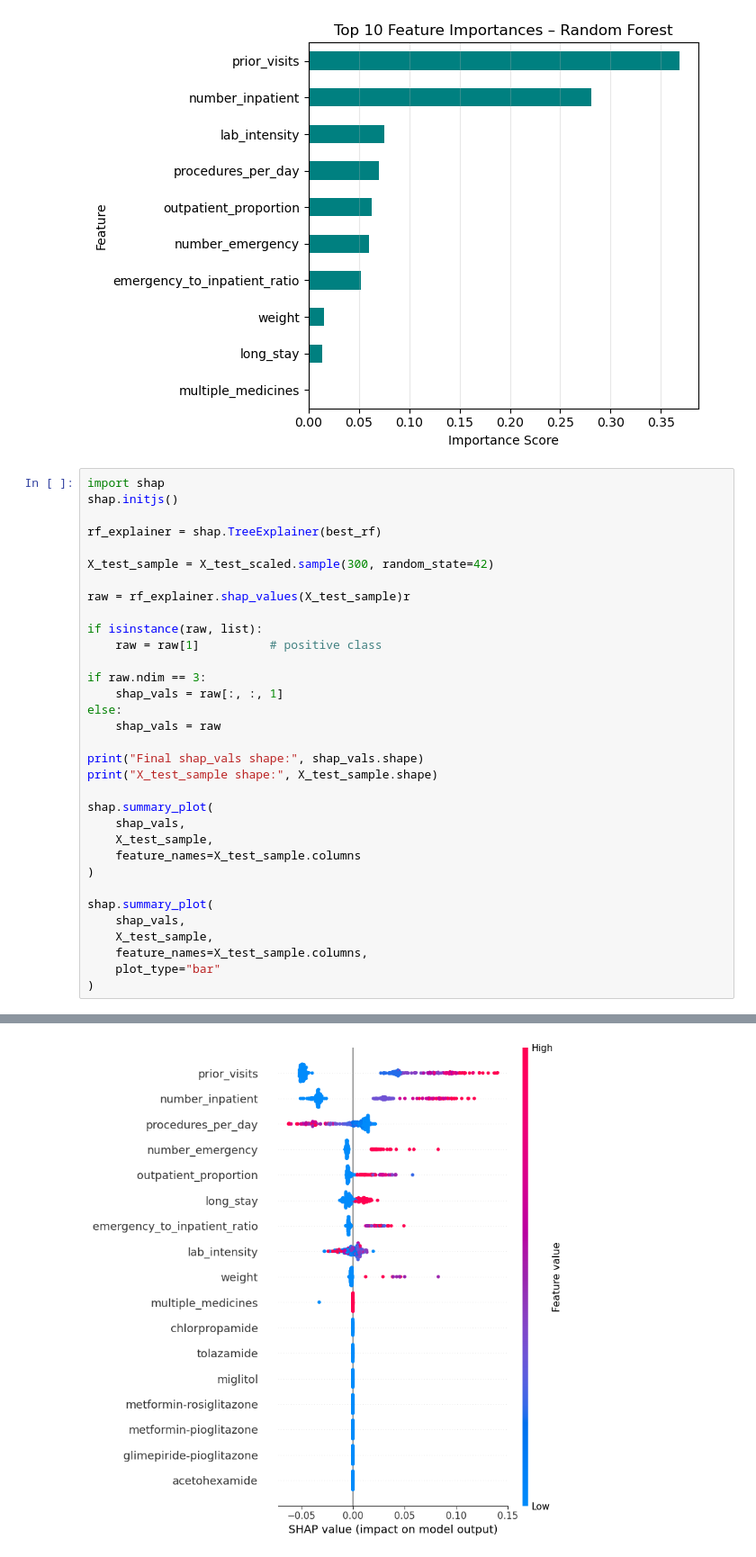
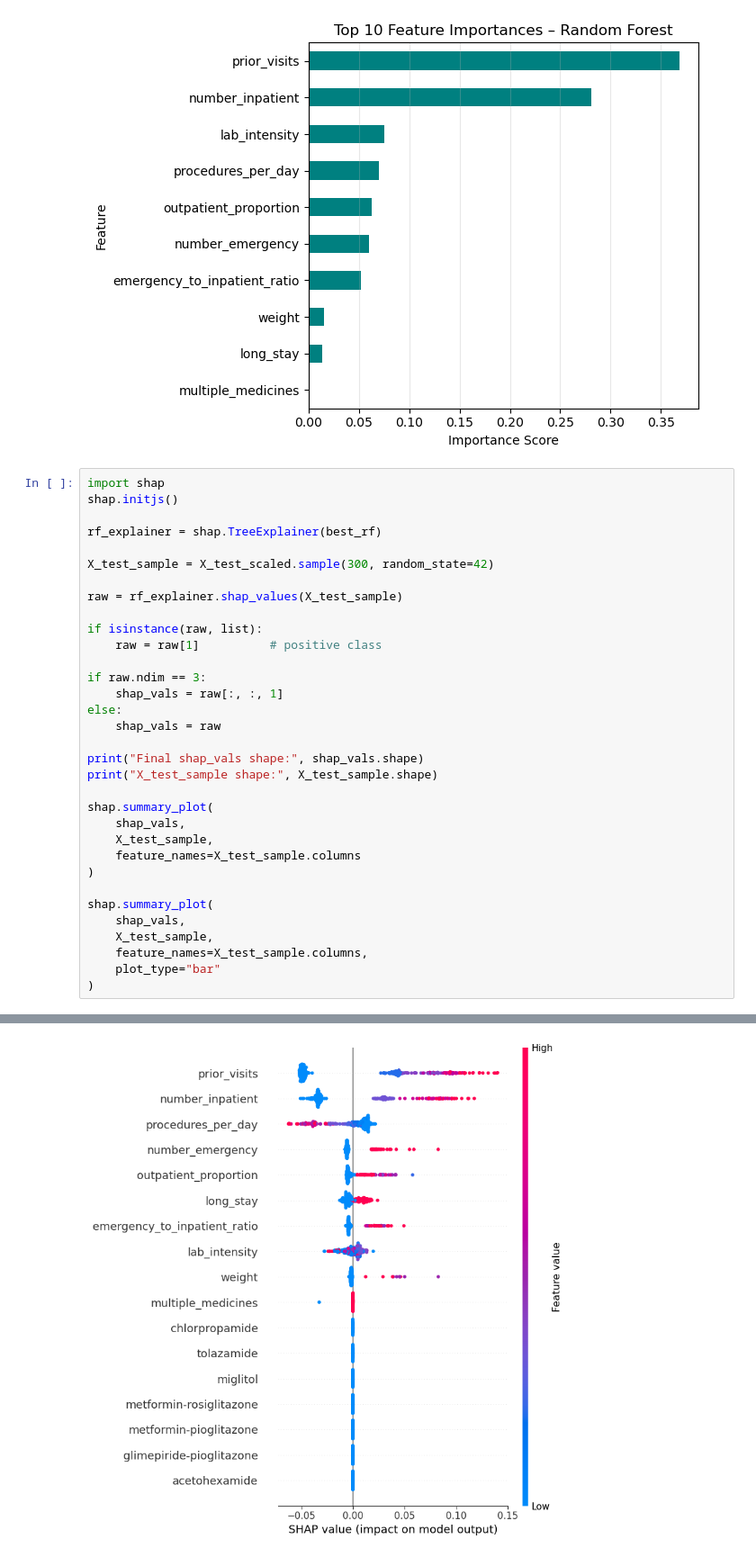
Before and after one commit to DylanSuniaga/CAP_3764_2025_Fall_Team_3, a Jupyter notebook: notebooks/main.ipynb, the cells around one changed output, grey strips where cells are left out. Shown at 90% size. Saved outputs shown, nothing was run; the diff lists cells and outputs as text.

```diff
--- a/notebooks/main.ipynb
+++ b/notebooks/main.ipynb
@@ -243,34 +243,34 @@ rf_explainer = shap.TreeExplainer(best_rf)
 
 X_test_sample = X_test_scaled.sample(300, random_state=42)
 
-raw = rf_explainer.shap_values(X_test_sample)r
+raw = rf_explainer.shap_values(X_test_sample)
 
 if isinstance(raw, list):
     raw = raw[1]          # positive class
 
 if raw.ndim == 3:
     shap_vals = raw[:, :, 1]
 else:
     shap_vals = raw
 
 print("Final shap_vals shape:", shap_vals.shape)
 print("X_test_sample shape:", X_test_sample.shape)
 
 shap.summary_plot(
     shap_vals,
     X_test_sample,
     feature_names=X_test_sample.columns
 )
 
 shap.summary_plot(
     shap_vals,
     X_test_sample,
     feature_names=X_test_sample.columns,
     plot_type="bar"
 )
 # %% [output]
 [interactive output not drawn]
 Final shap_vals shape: (300, 17)
 X_test_sample shape: (300, 17)
-[figure, old version]
+[figure, new version]
 [figure]
```
Also changed, not shown: parts of 1 cell of this notebook.
